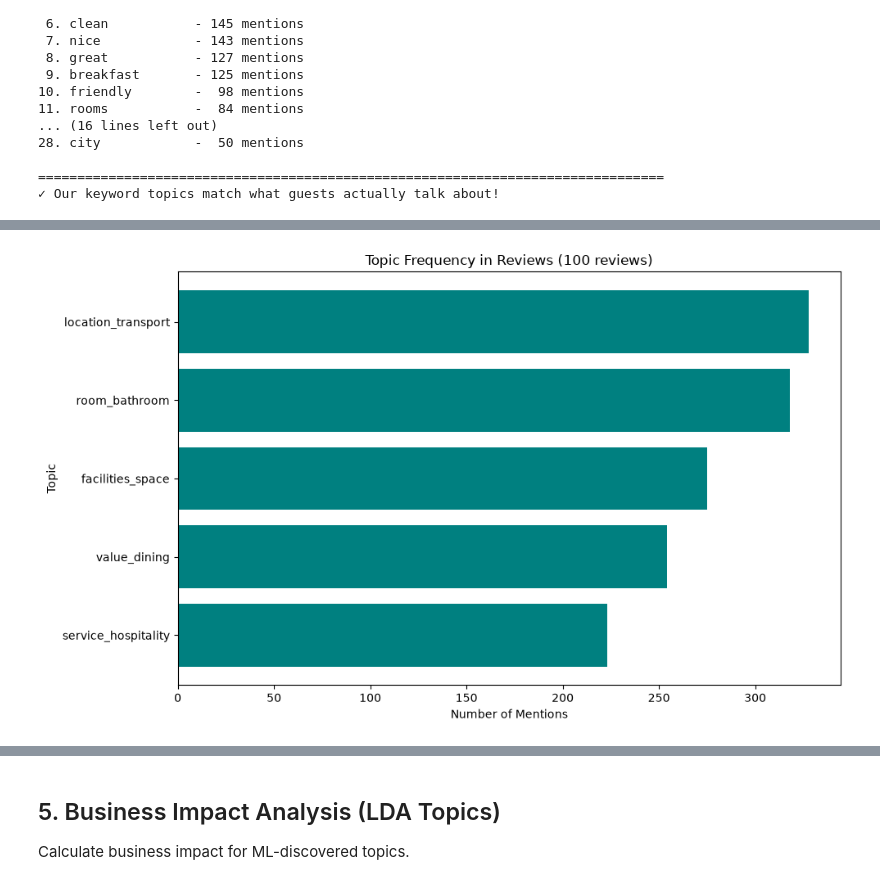
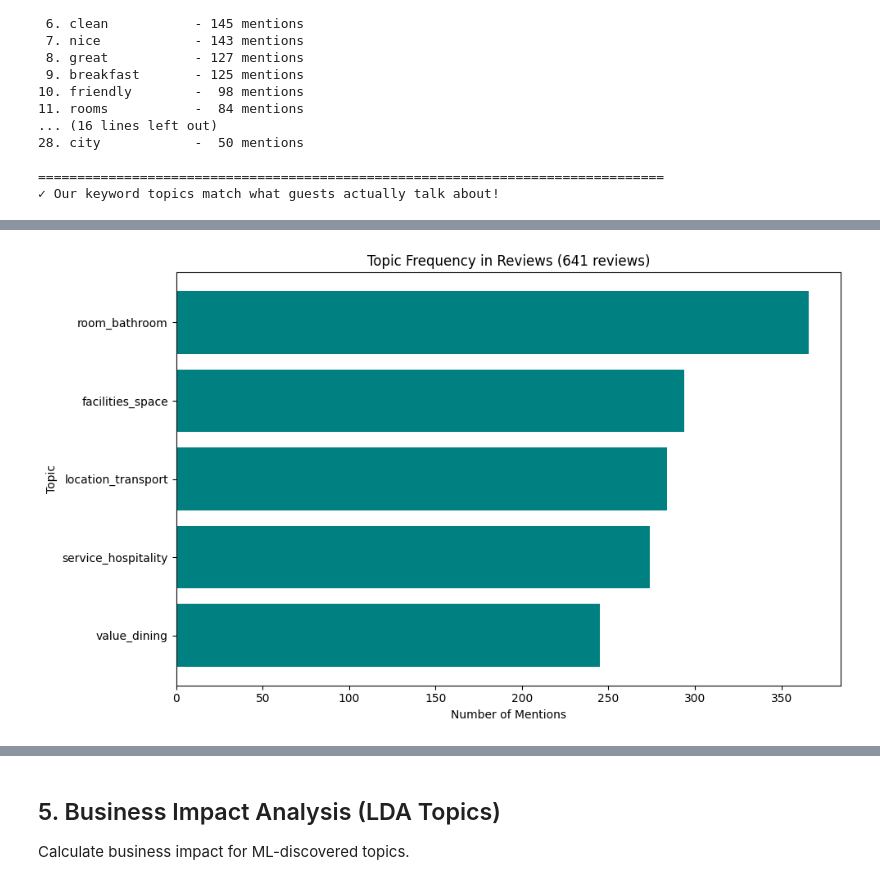
Before and after one commit to Stellahwg/hotel-review-analysis, a Jupyter notebook: notebooks/project_new2.ipynb, the cells around one changed output, grey strips where cells are left out. Drawn from its saved outputs; the diff is of its cells as text; code cells hidden in the pictures.

```diff
--- a/notebooks/project_new2.ipynb
+++ b/notebooks/project_new2.ipynb
@@ -10,7 +10,7 @@ import pandas as pd
 import numpy as np
 
 # Load the dataset
-df = pd.read_csv('../data/booking_reviews.csv')
+df = pd.read_csv('../data/raw/booking_reviews.csv')
 
 print(f"Dataset shape: {df.shape[0]:,} rows × {df.shape[1]} columns")
 print(f"\nColumns: {list(df.columns)}")
@@ -253,7 +253,7 @@ Use Latent Dirichlet Allocation to automatically discover topics from data.
 # %%
 # LDA Topic Modeling - Aggressive filtering for distinctive topics
 from sklearn.decomposition import LatentDirichletAllocation
-from sklearn.feature_extraction.text import TfidfVectorizer
+from sklearn.feature_extraction.text import CountVectorizer  # CountVectorizer is correct for LDA
 import numpy as np
 
 print("=" * 80)
@@ -262,7 +262,7 @@ print("=" * 80)
 print("\nTraining on FULL cleaned dataset (18k+ reviews)...\n")
 
 # Load and clean FULL dataset
-df_full = pd.read_csv('../data/booking_reviews.csv')
+df_full = pd.read_csv('../data/raw/booking_reviews.csv')
 
 # Apply SAME cleaning steps as Section 2
 df_full_clean = df_full[df_full['review_text'].notna()].copy()
@@ -295,20 +295,22 @@ CUSTOM_STOP_WORDS = [
     'place', 'way', 'thing', 'things'
 ]
 
-# Use TF-IDF with very aggressive filtering
-vectorizer = TfidfVectorizer(
-    max_features=150,
+# CountVectorizer: raw word counts — the correct input for LDA.
+# LDA is a generative model built on multinomial distributions (integer counts).
+# max_features=500 gives a richer vocabulary than 150, producing better-separated topics.
+vectorizer = CountVectorizer(
+    max_features=500,
     stop_words=list(set(list(__import__('sklearn.feature_extraction.text').feature_extraction.text.ENGLISH_STOP_WORDS) + CUSTOM_STOP_WORDS)),
     min_df=50,           # Word must appear in 50+ reviews (only common issues)
     max_df=0.4,          # Ignore words in >40% of reviews (too generic)
     ngram_range=(1,2)    # Include 2-word phrases
 )
 
-print("Creating TF-IDF matrix with aggressive filtering...")
+print("Creating count matrix with aggressive filtering...")
 X_lda = vectorizer.fit_transform(df_full_clean['review_text'])
 feature_names = vectorizer.get_feature_names_out()
 
-print(f"✓ Matrix: {X_lda.shape[0]:,} reviews × {X_lda.shape[1]} distinctive features\n")
+print(f"\u2713 Matrix: {X_lda.shape[0]:,} reviews × {X_lda.shape[1]} distinctive features\n")
 # %% [output]
 ================================================================================
 MACHINE LEARNING: LDA Topic Discovery
@@ -772,15 +788,15 @@ service_hospitality       223
 # %%
 # Visualize topic distribution
 plt.figure(figsize=(10, 6))
 plt.barh(topic_df['Topic'], topic_df['Mentions'], color='teal')
 plt.xlabel('Number of Mentions')
 plt.ylabel('Topic')
-plt.title('Topic Frequency in Reviews (100 reviews)')
+plt.title('Topic Frequency in Reviews (641 reviews)')
 plt.gca().invert_yaxis()
 plt.tight_layout()
 plt.show()
 # %% [output]
-[figure, old version]
+[figure, new version]
 # %%
 # Show example reviews for top LDA topic
 if len(topic_df) > 0:
```
Also changed, not shown: parts of 35 cells of this notebook, 8 other files.
